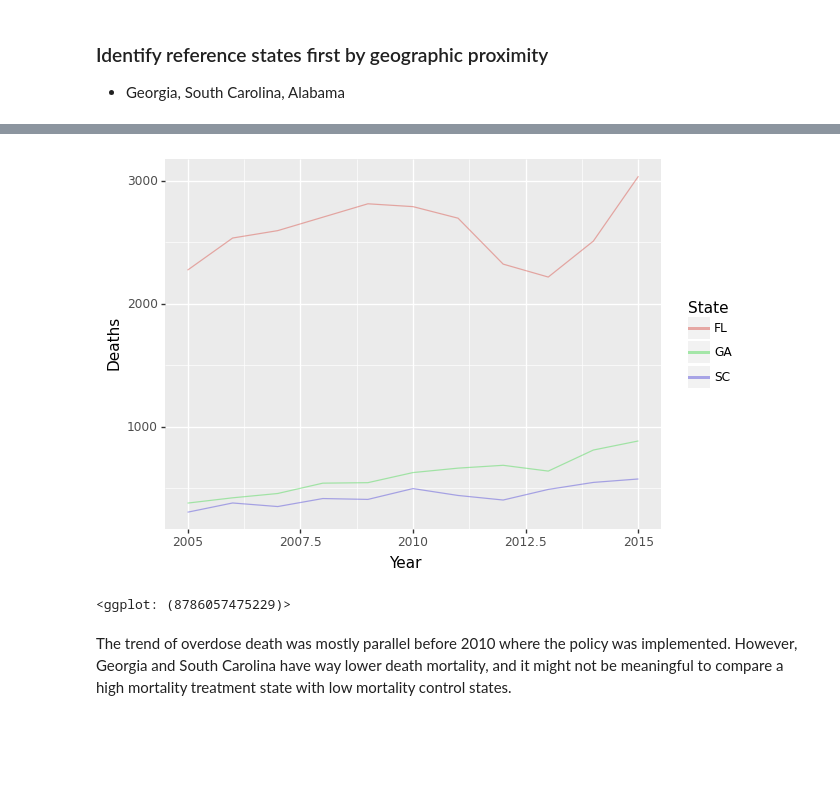
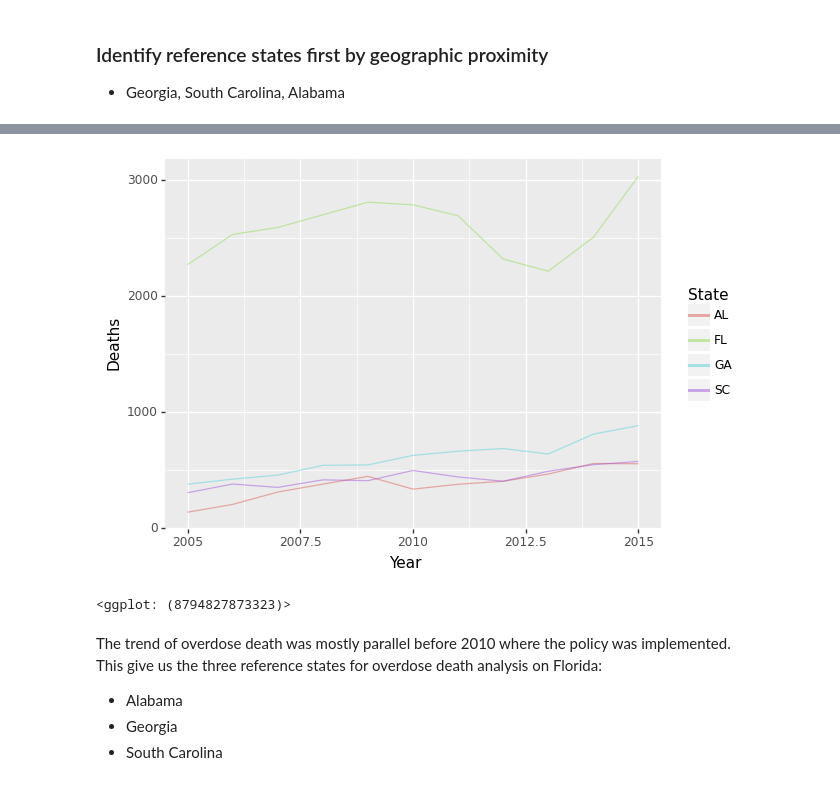
Before and after one commit to MIDS-at-Duke/estimating-impact-of-opioids-2020-vxf, a Jupyter notebook: 10_code/Florida_analysis.ipynb, the cells around one changed output, grey strips where cells are left out. Drawn from its saved outputs; the diff is of its cells as text; code cells hidden in the pictures; blank space fills up the shorter version.

```diff
--- a/10_code/Florida_analysis.ipynb
+++ b/10_code/Florida_analysis.ipynb
@@ -35,7 +31,7 @@ mortality_state_subset.head()
 ### Identify reference states first by geographic proximity
 * Georgia, South Carolina, Alabama
 # %%
-mortality_state_subset = mortality_state_subset[(mortality_state_subset['State'] == 'FL') |
+mortality_state_geo = mortality_state_subset[(mortality_state_subset['State'] == 'FL') |
                                          (mortality_state_subset['State'] == 'GA') |
                                          (mortality_state_subset['State'] == 'SC') |
                                          (mortality_state_subset['State'] == 'AL')
@@ -63,11 +59,15 @@ mortality_state_subset
 # %%
 (
-ggplot(mortality_state_subset, aes(x='Year', y='Deaths', color='State')) +
+ggplot(mortality_state_geo, aes(x='Year', y='Deaths', color='State')) +
 geom_line(alpha = 0.5, size = 0.5)
 )
 # %% [output]
-[figure, old version]
+[figure, new version]
-<ggplot: (8786057475229)>
+<ggplot: (8794827873323)>
 # %% [markdown]
-The trend of overdose death was mostly parallel before 2010 where the policy was implemented.
-However, Georgia and South Carolina have way lower death mortality, and it might not be meaningful to compare a high mortality treatment state with low mortality control states.
+The trend of overdose death was mostly parallel before 2010 where the policy was implemented. <br>
+This give us the three reference states for overdose death analysis on Florida:
+
+* Alabama
+* Georgia
+* South Carolina
```
Also changed, not shown: parts of 5 cells of this notebook.
